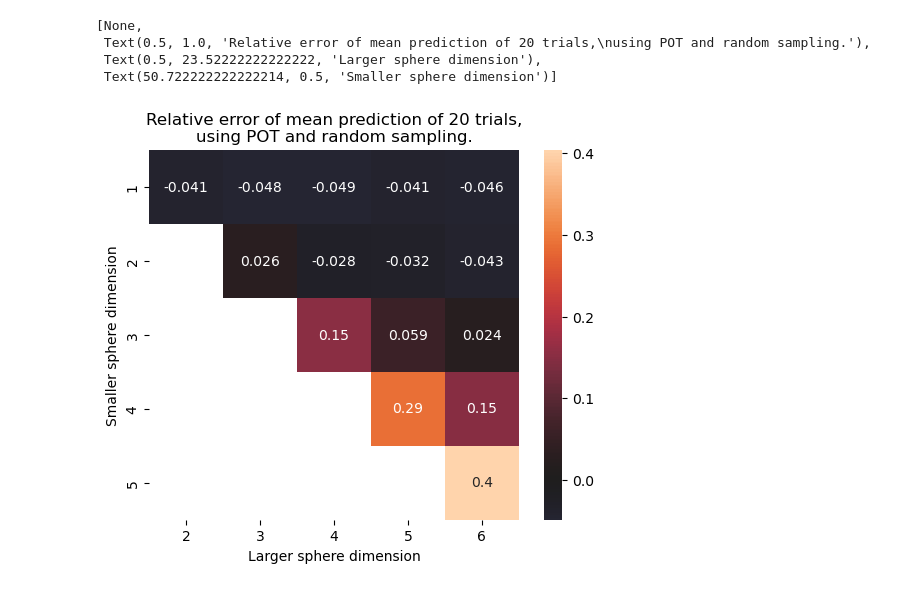
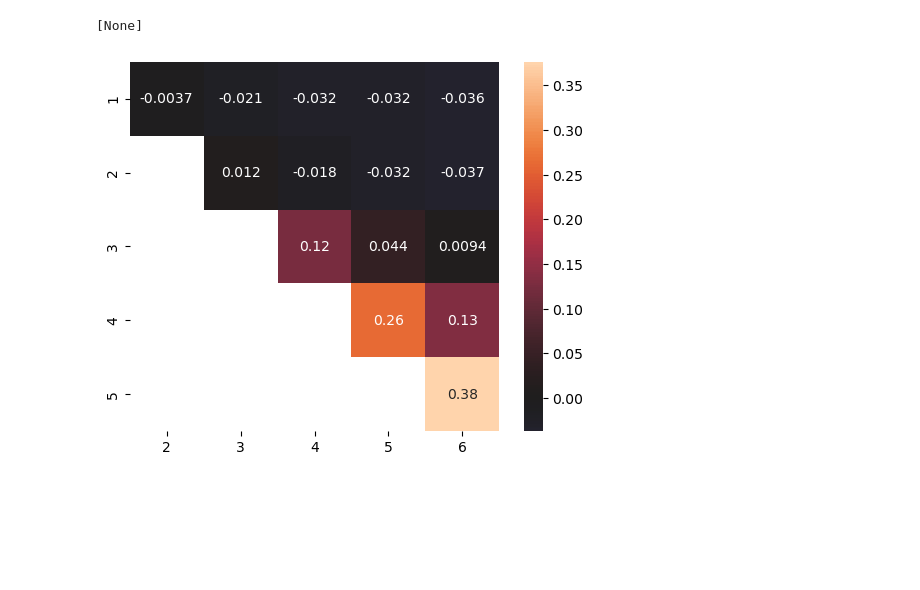
Before and after one commit to Daniel-Packer/gw-between-spheres, a Jupyter notebook: notebooks/multi_dimension_plots.ipynb, the cells around one changed output. Drawn from its saved outputs; the diff is of its cells as text; code cells hidden in the pictures; blank space fills up the shorter version.

Commit message:
generated dimension plots

```diff
--- a/notebooks/multi_dimension_plots.ipynb
+++ b/notebooks/multi_dimension_plots.ipynb
@@ -43,10 +23,0 @@ def get_mean_res(gw_method: str):
-# %%
-pot_estimate_df = pd.DataFrame.from_dict(get_mean_res("pot_estimate")).dropna(
-    axis=1, how="all"
-)
-ott_estimate_df = pd.DataFrame.from_dict(get_mean_res("ott_estimate_reg0.01")).dropna(
-    axis=1, how="all"
-)
-true_df = pd.DataFrame.from_dict(get_mean_res("true_distance")).dropna(
-    axis=1, how="all"
-)
@@ -53,16 +41,7 @@ true_df = pd.DataFrame.from_dict(get_mean_res("true_distance")).dropna(
 # %%
 fig, ax = plt.subplots()
-sns.heatmap((pot_estimate_df - true_df) / true_df, ax=ax, annot=True, center=0.)
-ax.set(
-    aspect="equal",
-    title=f"Relative error of mean prediction of {n_trials} trials,\nusing POT and {subsampling_strategy} sampling.",
-    xlabel="Larger sphere dimension",
-    ylabel="Smaller sphere dimension",
-
-)
+sns.heatmap((ott_estimate_df - true_df) / true_df, ax=ax, annot=True, center=0.)
+ax.set(aspect="equal")
 # %% [output]
-[None,
- Text(0.5, 1.0, 'Relative error of mean prediction of 20 trials,\nusing POT and random sampling.'),
- Text(0.5, 23.52222222222222, 'Larger sphere dimension'),
- Text(50.722222222222214, 0.5, 'Smaller sphere dimension')]
+[None]
-[figure, old version]
+[figure, new version]
```
Also changed, not shown: parts of 6 cells of this notebook, 10 other files.
